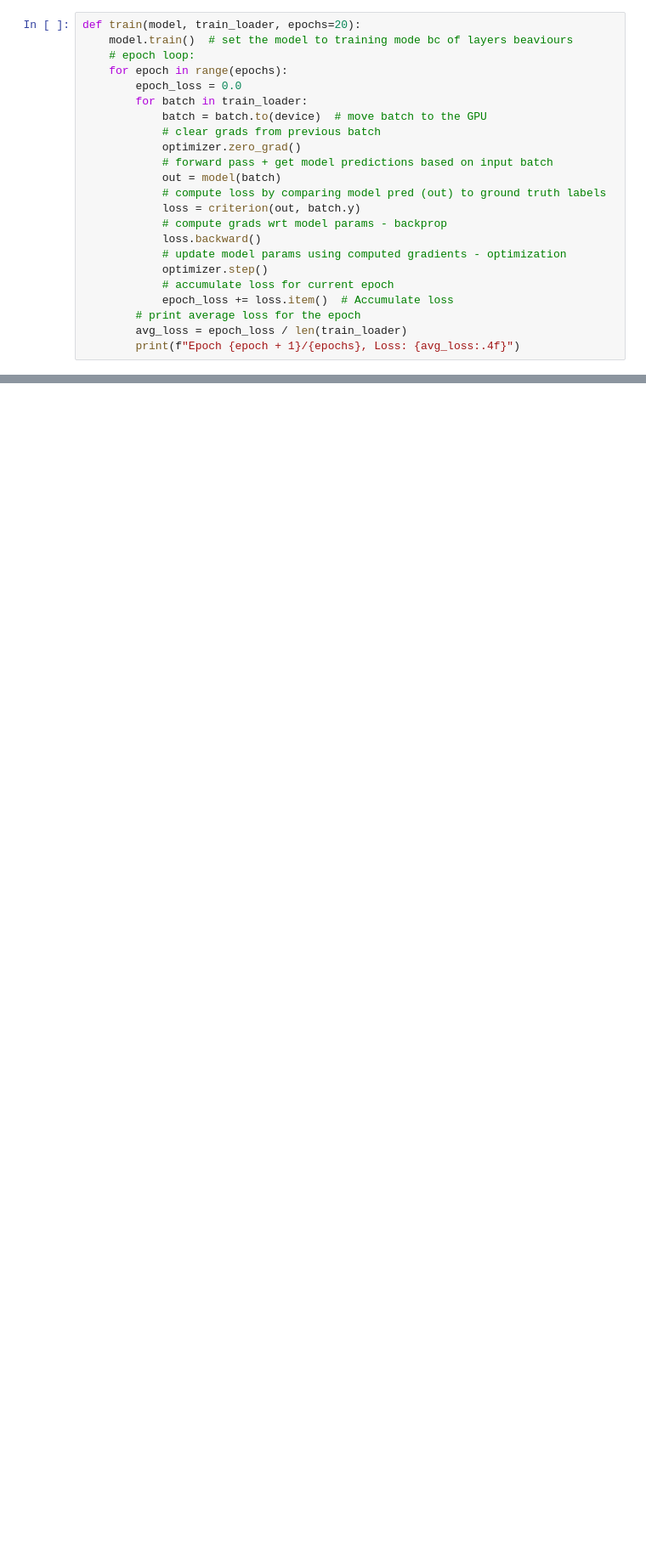
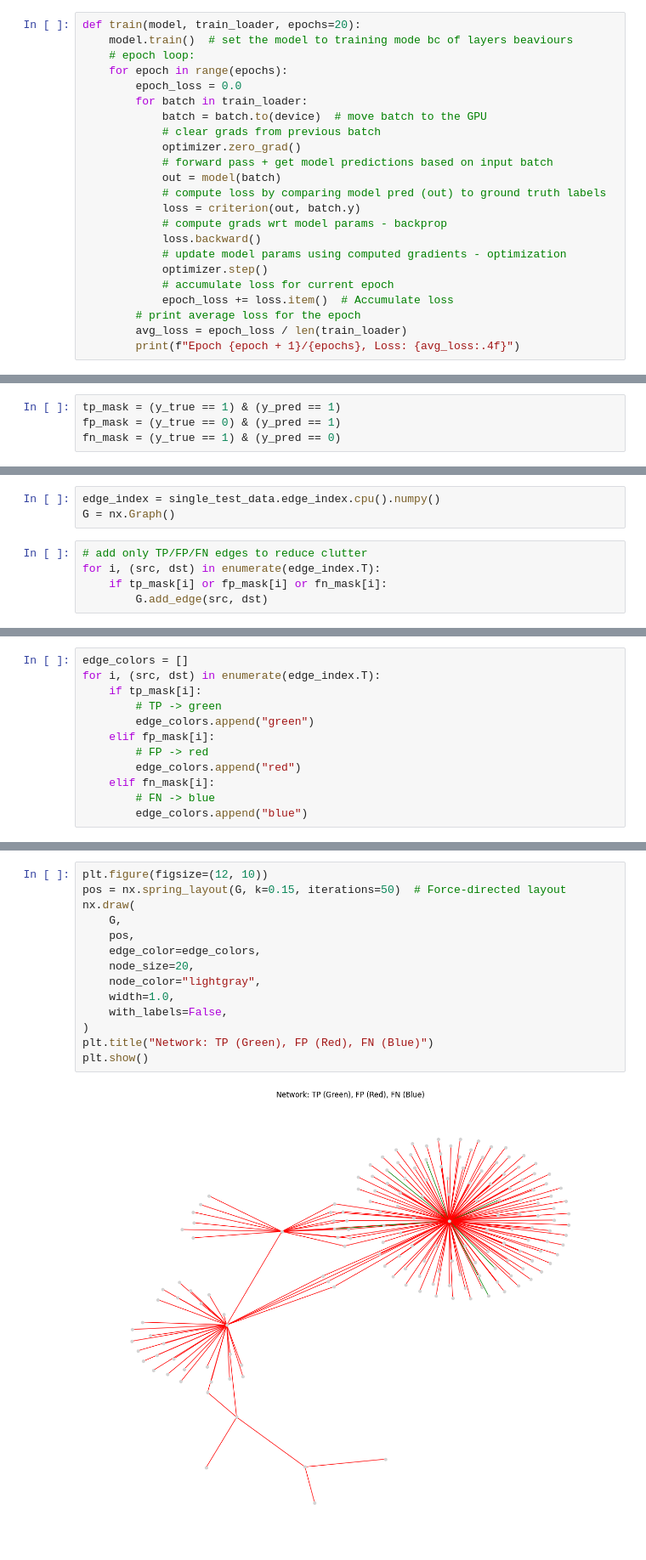
Before and after one commit to sumedhars/csc7901-ml-capstone, a Jupyter notebook: train_and_eval_gnn.ipynb, the cells around one changed output, grey strips where cells are left out. Shown at 85% size. Cells and saved outputs as stored; diff of their text form; blank space fills up the shorter version.

```diff
--- a/train_and_eval_gnn.ipynb
+++ b/train_and_eval_gnn.ipynb
@@ -280,0 +377,4 @@ Precision: 0.5339, Recall: 1.0000, F1: 0.6962, AUC-ROC: 1.0000
+# %%
+tp_mask = (y_true == 1) & (y_pred == 1)
+fp_mask = (y_true == 0) & (y_pred == 1)
+fn_mask = (y_true == 1) & (y_pred == 0)
@@ -280,0 +395,8 @@ Precision: 0.5339, Recall: 1.0000, F1: 0.6962, AUC-ROC: 1.0000
+# %%
+edge_index = single_test_data.edge_index.cpu().numpy()
+G = nx.Graph()
+# %%
+# add only TP/FP/FN edges to reduce clutter
+for i, (src, dst) in enumerate(edge_index.T):
+    if tp_mask[i] or fp_mask[i] or fn_mask[i]:
+        G.add_edge(src, dst)
@@ -280,0 +405,12 @@ Precision: 0.5339, Recall: 1.0000, F1: 0.6962, AUC-ROC: 1.0000
+# %%
+edge_colors = []
+for i, (src, dst) in enumerate(edge_index.T):
+    if tp_mask[i]:
+        # TP -> green
+        edge_colors.append("green")
+    elif fp_mask[i]:
+        # FP -> red
+        edge_colors.append("red")
+    elif fn_mask[i]:
+        # FN -> blue
+        edge_colors.append("blue")
@@ -280,0 +419,16 @@ Precision: 0.5339, Recall: 1.0000, F1: 0.6962, AUC-ROC: 1.0000
+# %%
+plt.figure(figsize=(12, 10))
+pos = nx.spring_layout(G, k=0.15, iterations=50)  # Force-directed layout
+nx.draw(
+    G,
+    pos,
+    edge_color=edge_colors,
+    node_size=20,
+    node_color="lightgray",
+    width=1.0,
+    with_labels=False,
+)
+plt.title("Network: TP (Green), FP (Red), FN (Blue)")
+plt.show()
+# %% [output]
+[figure, added]
```
Also changed, not shown: parts of 57 cells of this notebook.
